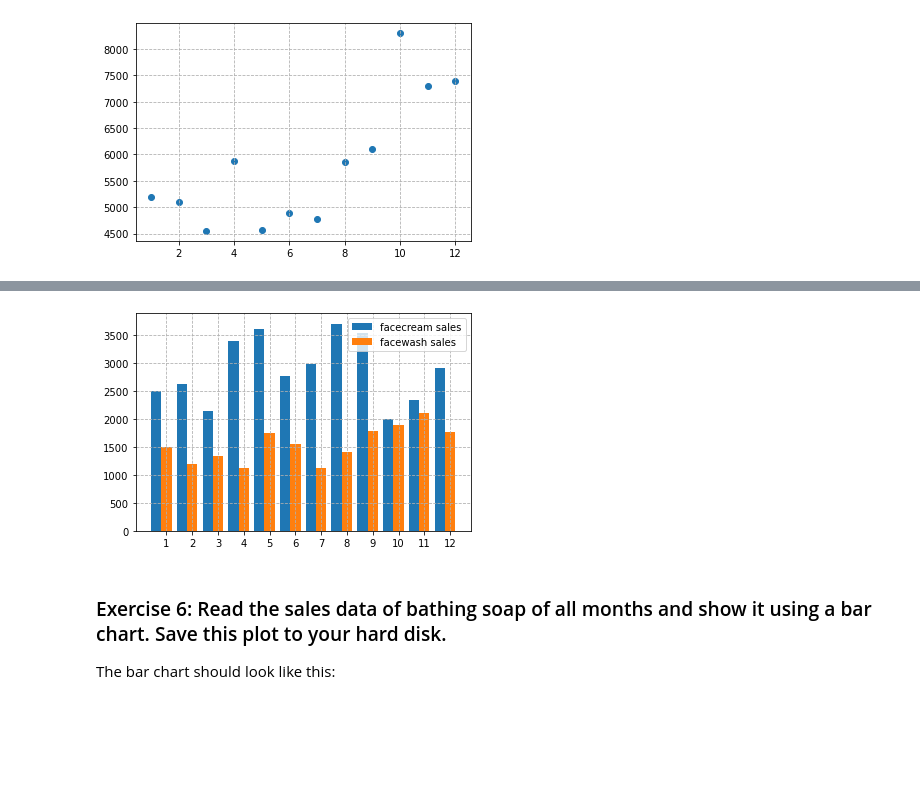
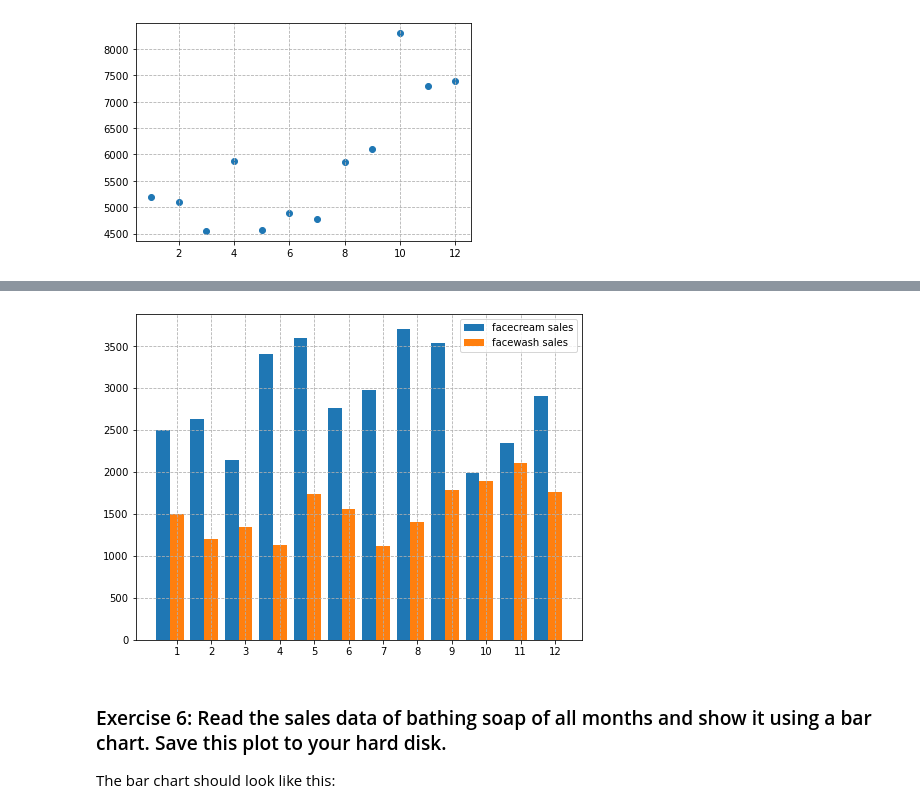
Before and after one commit to omolara-atoyebi/strive-exercise, a Jupyter notebook: 08. Matplotlib/Matplotlib_exercises.ipynb, the cells around one changed output, grey strips where cells are left out. Saved outputs shown, nothing was run; the diff lists cells and outputs as text; code cells hidden in the pictures; blank space fills up the shorter version.

```diff
--- a/08. Matplotlib/Matplotlib_exercises.ipynb
+++ b/08. Matplotlib/Matplotlib_exercises.ipynb
@@ -131,14 +131,14 @@ The bar chart should look like this:
 ![image.png](attachment:image.png)
 # %%
 # Write your code here
-n= 4
+fig, ax = plt.subplots(figsize=(8,6))
 width = 0.4
 r = np.arange(len(df4['month_number']))
 plt.bar(r,df4['facecream'],width = width, label = 'facecream sales')
 plt.bar(r+width,df4['facewash'], width =width, label = 'facewash sales')
 plt.xticks(r+width, df4['month_number'])
 plt.grid(True,linestyle = '--')
 plt.legend()
 plt.show()
 # %% [output]
-[figure, old version]
+[figure, new version]
```
Also changed, not shown: parts of 4 cells of this notebook.
